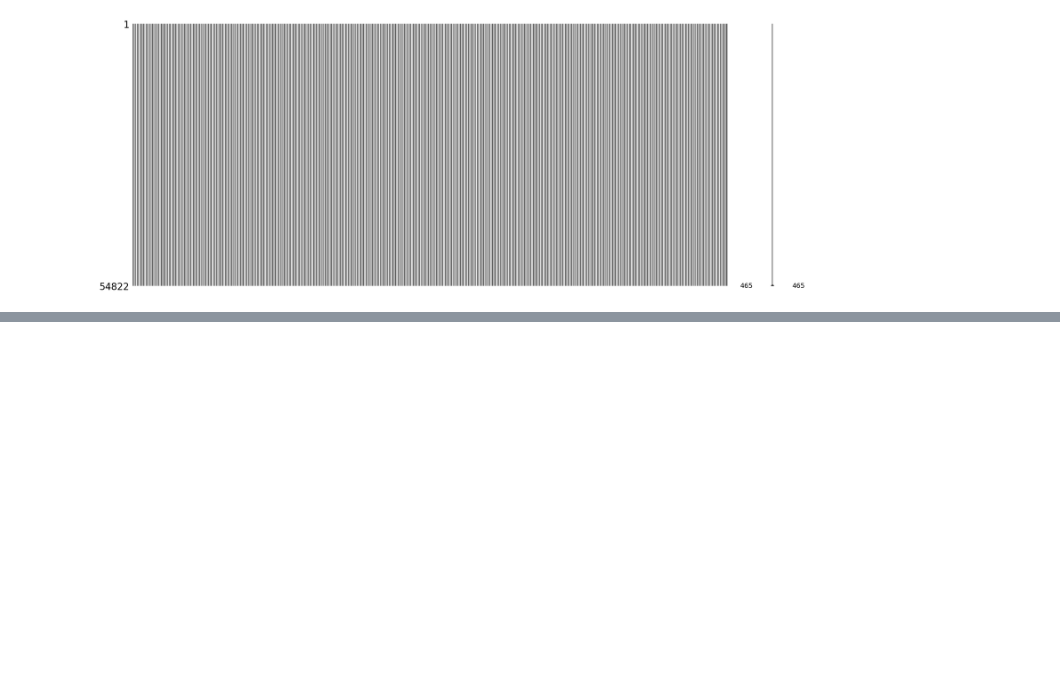
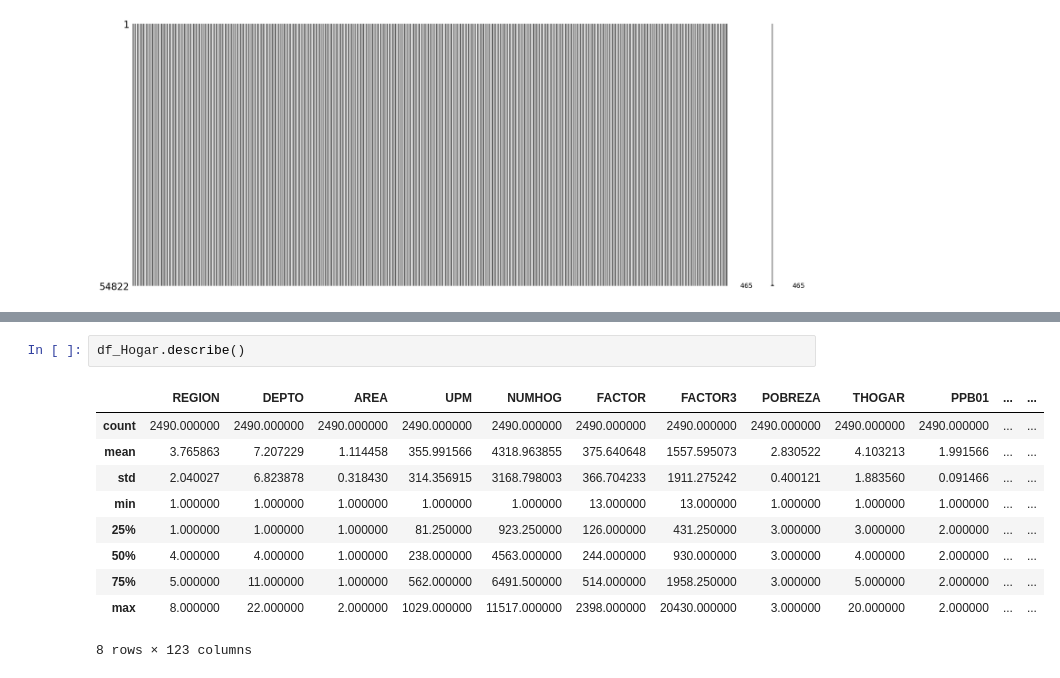
Before and after one commit to ChristopherG19/UVG_DS_Lab10, a Jupyter notebook: Laboratorio_10.ipynb, the cells around one changed output, grey strips where cells are left out. Saved outputs shown, nothing was run; the diff lists cells and outputs as text; blank space fills up the shorter version.

```diff
--- a/Laboratorio_10.ipynb
+++ b/Laboratorio_10.ipynb
@@ -305,0 +342,13 @@ plt.show()
+# %%
+df_Hogar.describe()
+# %% [output]
+|  | REGION | DEPTO | AREA | UPM | NUMHOG | FACTOR | FACTOR3 | POBREZA | THOGAR | PPB01 | ... | ... |
+| count | 2490.000000 | 2490.000000 | 2490.000000 | 2490.000000 | 2490.000000 | 2490.000000 | 2490.000000 | 2490.000000 | 2490.000000 | 2490.000000 | ... | ... |
+| mean | 3.765863 | 7.207229 | 1.114458 | 355.991566 | 4318.963855 | 375.640648 | 1557.595073 | 2.830522 | 4.103213 | 1.991566 | ... | ... |
+| std | 2.040027 | 6.823878 | 0.318430 | 314.356915 | 3168.798003 | 366.704233 | 1911.275242 | 0.400121 | 1.883560 | 0.091466 | ... | ... |
+| min | 1.000000 | 1.000000 | 1.000000 | 1.000000 | 1.000000 | 13.000000 | 13.000000 | 1.000000 | 1.000000 | 1.000000 | ... | ... |
+| 25% | 1.000000 | 1.000000 | 1.000000 | 81.250000 | 923.250000 | 126.000000 | 431.250000 | 3.000000 | 3.000000 | 2.000000 | ... | ... |
+| 50% | 4.000000 | 4.000000 | 1.000000 | 238.000000 | 4563.000000 | 244.000000 | 930.000000 | 3.000000 | 4.000000 | 2.000000 | ... | ... |
+| 75% | 5.000000 | 11.000000 | 1.000000 | 562.000000 | 6491.500000 | 514.000000 | 1958.250000 | 3.000000 | 5.000000 | 2.000000 | ... | ... |
+| max | 8.000000 | 22.000000 | 2.000000 | 1029.000000 | 11517.000000 | 2398.000000 | 20430.000000 | 3.000000 | 20.000000 | 2.000000 | ... | ... |
+8 rows × 123 columns
```
Also changed, not shown: parts of 7 cells of this notebook.
